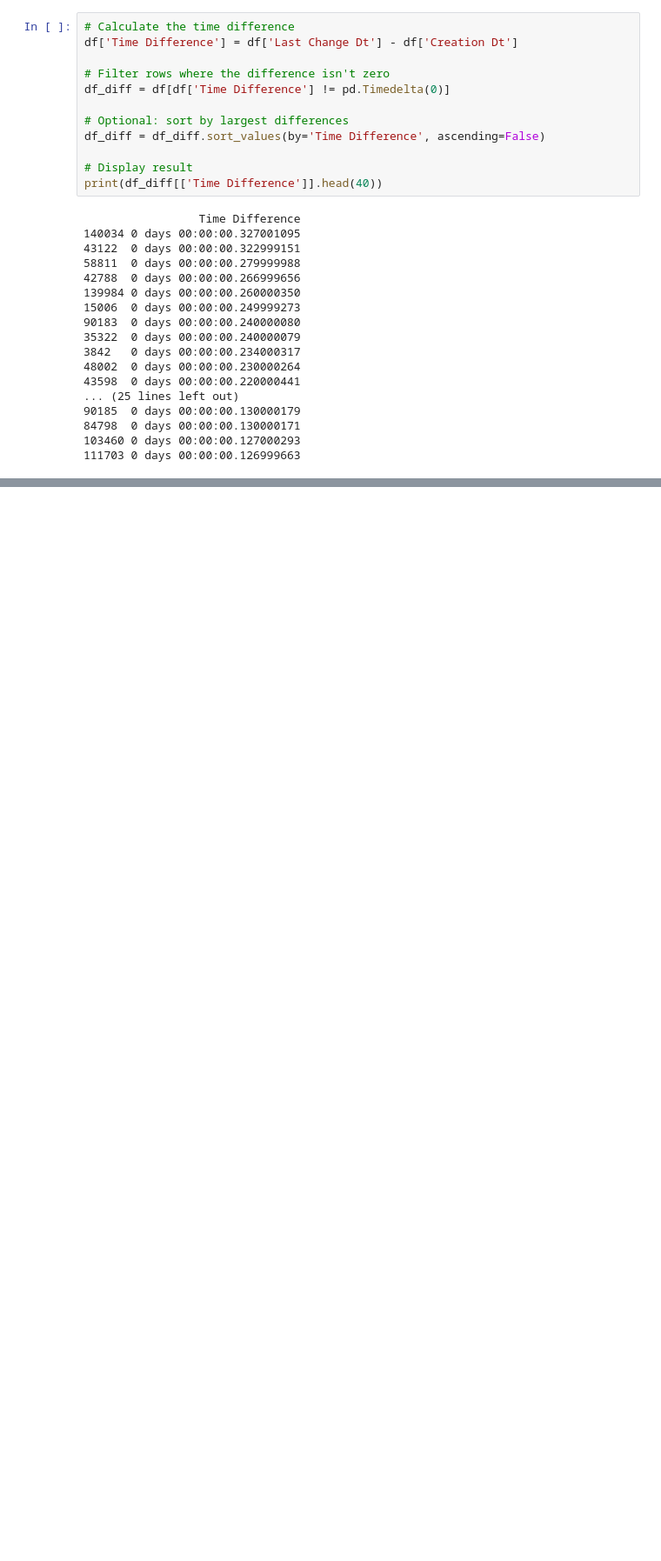
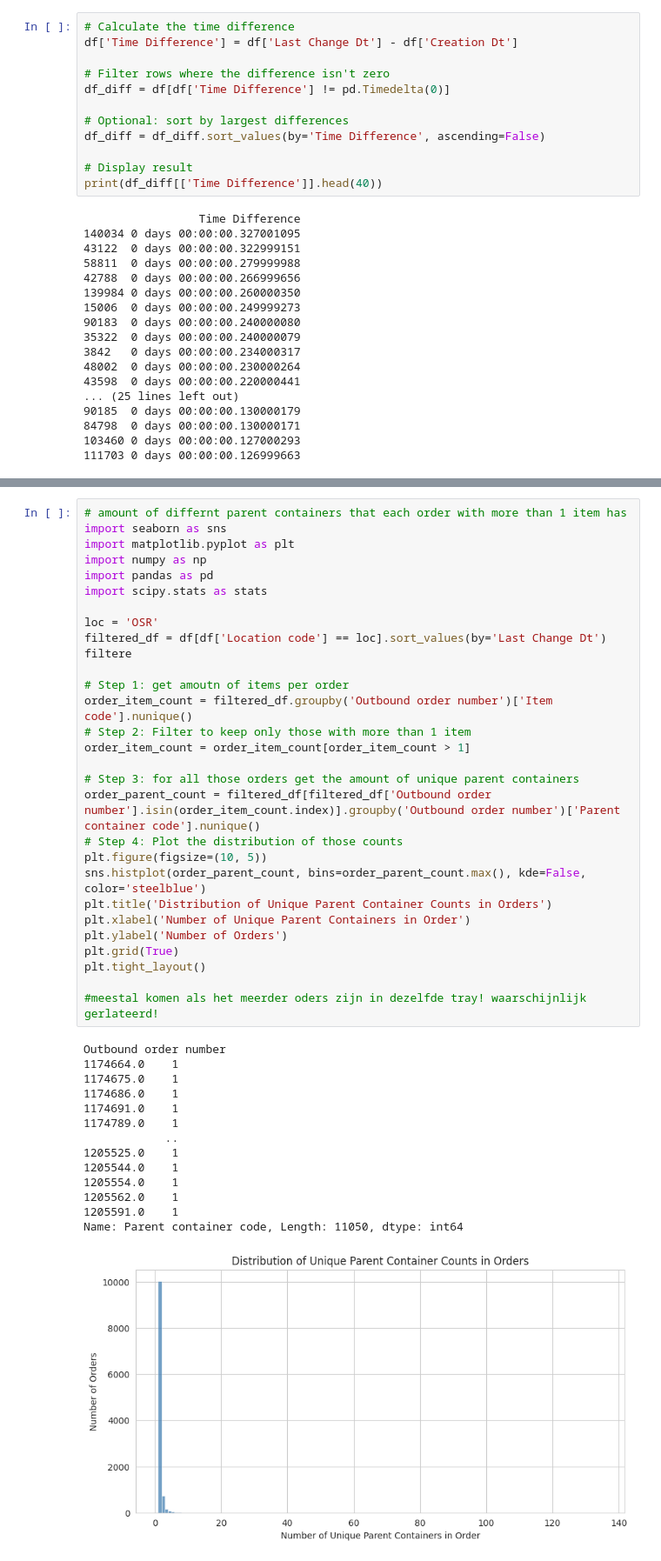
Before and after one commit to TomTom2028/SoftwareSim, a Jupyter notebook: AnalysisData.ipynb, the cells around one changed output, grey strips where cells are left out. Shown at 87% size. Cells and saved outputs as stored; diff of their text form; blank space fills up the shorter version.

```diff
--- a/AnalysisData.ipynb
+++ b/AnalysisData.ipynb
@@ -423,0 +514,44 @@ print(df_diff[['Time Difference']].head(40))
+# %%
+# amount of differnt parent containers that each order with more than 1 item has
+import seaborn as sns
+import matplotlib.pyplot as plt
+import numpy as np
+import pandas as pd
+import scipy.stats as stats
+
+loc = 'OSR'
+filtered_df = df[df['Location code'] == loc].sort_values(by='Last Change Dt')
+filtere
+
+# Step 1: get amoutn of items per order
+order_item_count = filtered_df.groupby('Outbound order number')['Item code'].nunique()
+# Step 2: Filter to keep only those with more than 1 item
+order_item_count = order_item_count[order_item_count > 1]
+
+# Step 3: for all those orders get the amount of unique parent containers
+order_parent_count = filtered_df[filtered_df['Outbound order number'].isin(order_item_count.index)].groupby('Outbound order number')['Parent container code'].nunique()
+# Step 4: Plot the distribution of those counts
+plt.figure(figsize=(10, 5))
+sns.histplot(order_parent_count, bins=order_parent_count.max(), kde=False, color='steelblue')
+plt.title('Distribution of Unique Parent Container Counts in Orders')
+plt.xlabel('Number of Unique Parent Containers in Order')
+plt.ylabel('Number of Orders')
+plt.grid(True)
+plt.tight_layout()
+
+#meestal komen als het meerder oders zijn in dezelfde tray! waarschijnlijk gerlateerd!
+# %% [output]
+Outbound order number
+1174664.0    1
+1174675.0    1
+1174686.0    1
+1174691.0    1
+1174789.0    1
+            ..
+1205525.0    1
+1205544.0    1
+1205554.0    1
+1205562.0    1
+1205591.0    1
+Name: Parent container code, Length: 11050, dtype: int64
+[figure, added]
```
Also changed, not shown: parts of 10 cells of this notebook, 1 other file.
